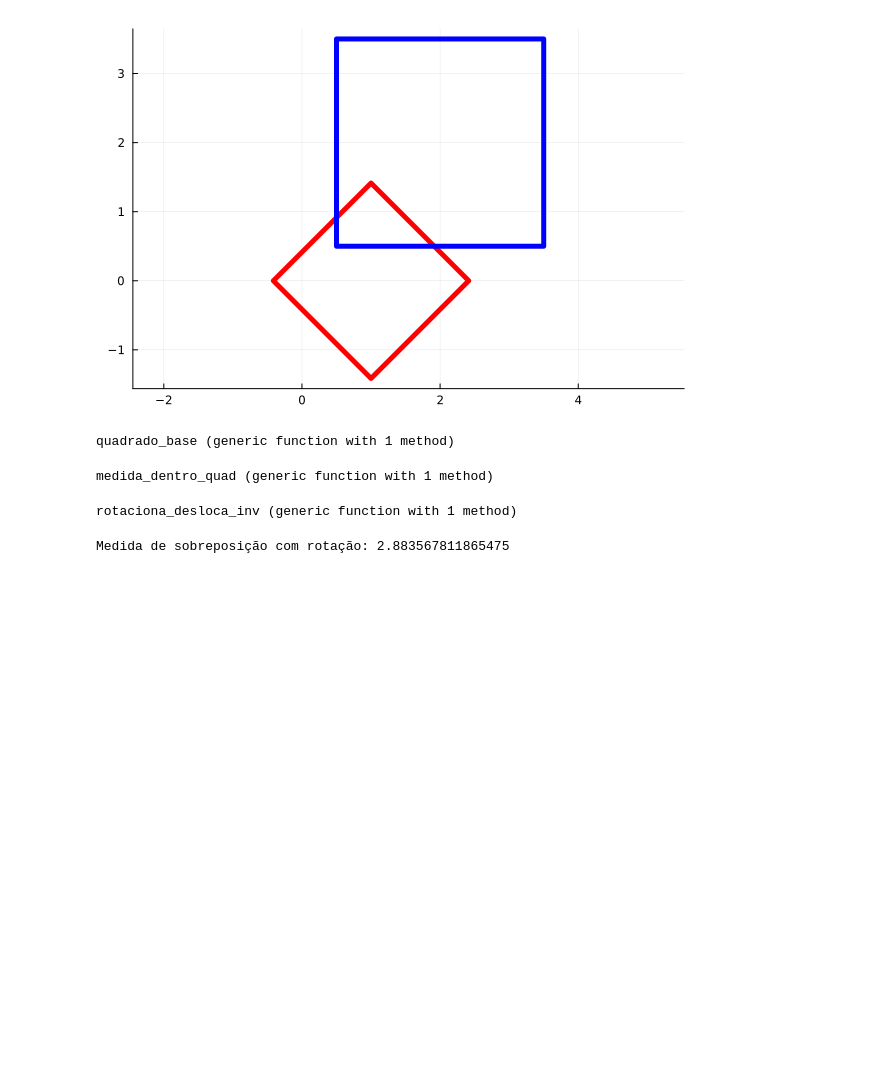
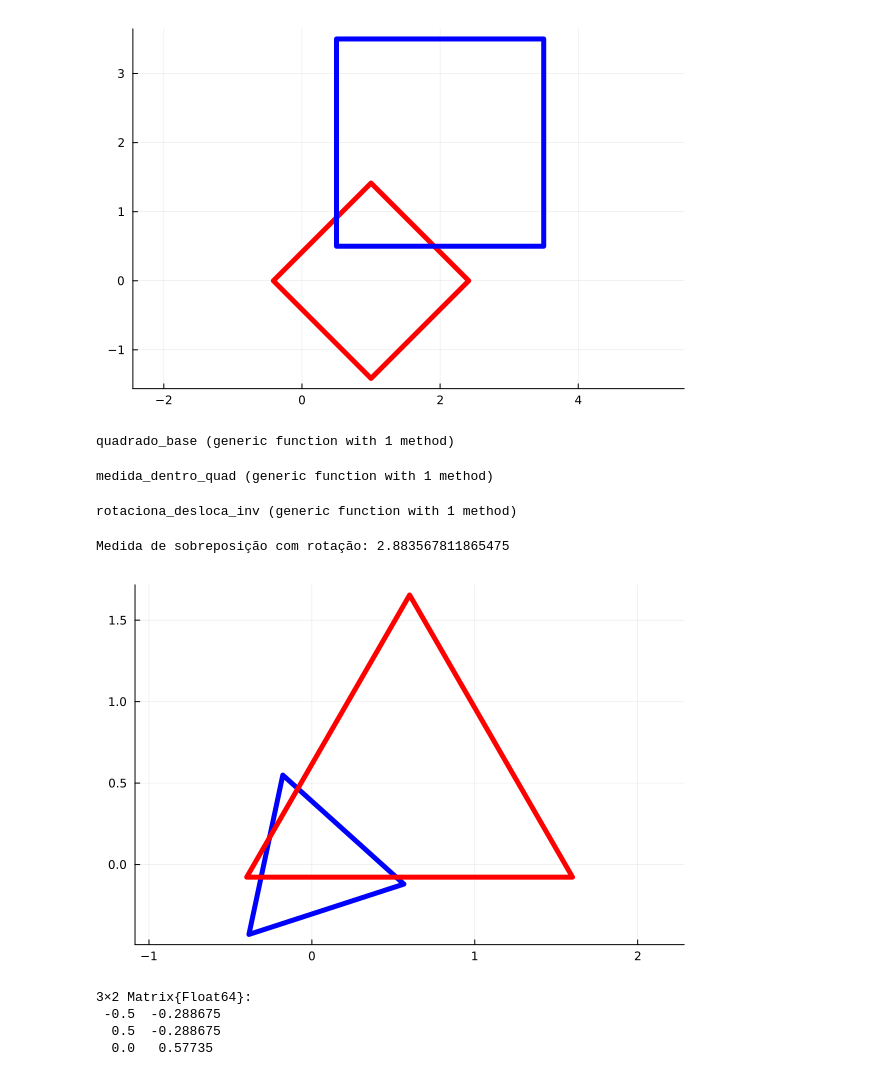
Before and after one commit to fsobral/minicurso-empacotamento, a Jupyter notebook: modelando-empacotamentos.ipynb, the cells around one changed output. Cells and saved outputs as stored; diff of their text form; code cells hidden in the pictures; blank space fills up the shorter version.

```diff
--- a/modelando-empacotamentos.ipynb
+++ b/modelando-empacotamentos.ipynb
@@ -183,3 +183,23 @@ overlap3 = sum(medida_dentro_quad([0,0], l1, rotaciona_desloca_inv(v1, θ1, rota
 println("Medida de sobreposição com rotação: $overlap3")
 # %% [output]
 Medida de sobreposição com rotação: 2.883567811865475
+# %%
+bc1 = [0, 0]
+l1  = 1.0
+θ1  = π / 10
+
+bc2 = [0.6, 0.5]
+l2 = 2.0
+θ2 = 0.0
+
+plot(triangulo_eq(bc1, θ1, l1), c=false, lc=:blue, lw=5, label=false, aspect_ratio=true)
+plot!(triangulo_eq(bc2, θ2, l2), c=false, lc=:red, lw=5, label=false, aspect_ratio=true)
+# %% [output]
+[figure, added]
+# %%
+_triangulo_base
+# %% [output]
+3×2 Matrix{Float64}:
+ -0.5  -0.288675
+  0.5  -0.288675
+  0.0   0.57735
```
Also changed, not shown: 1 other file.
